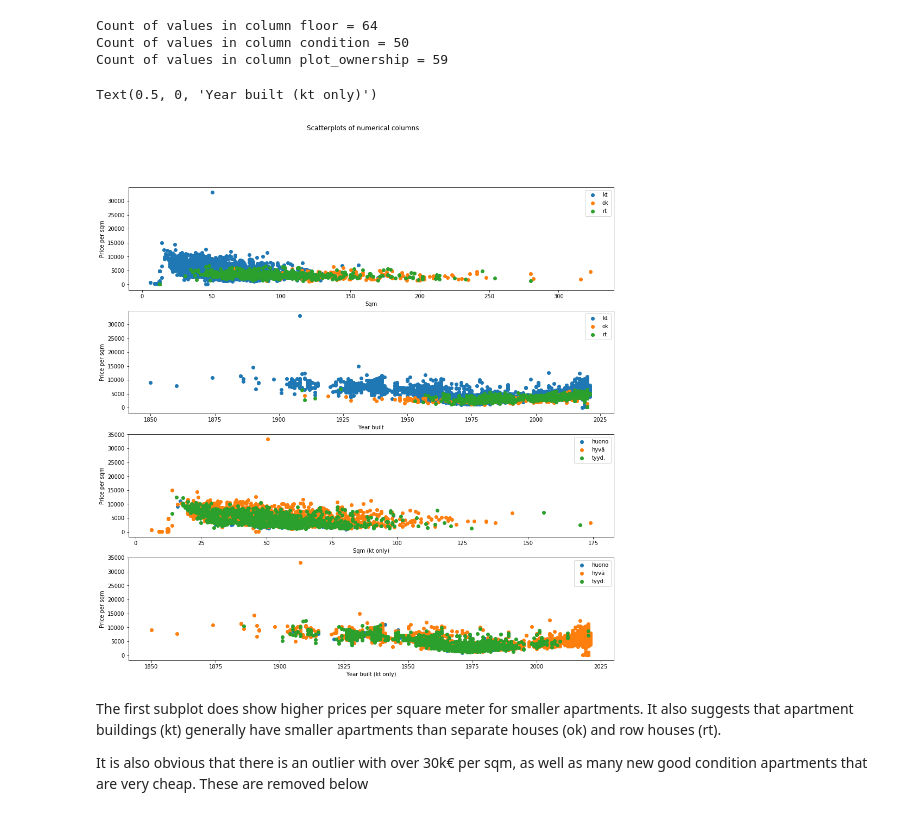
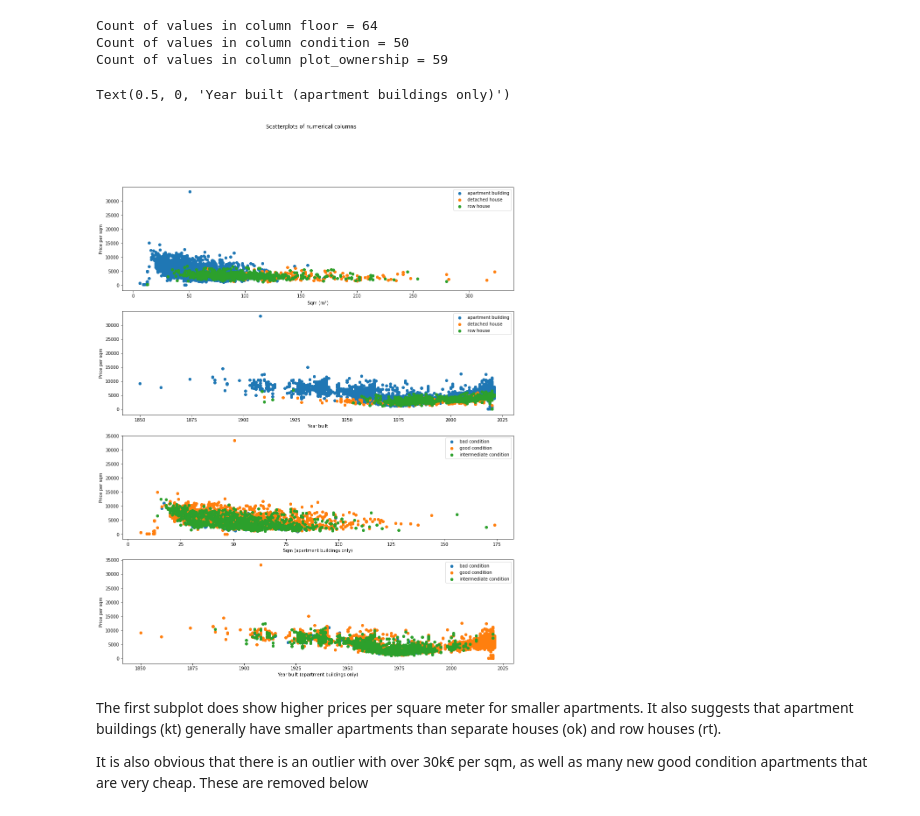
Before and after one commit to modjas/real_estate_prices_project, a Jupyter notebook: real_estate_prices_project.ipynb, the cells around one changed output. Cells and saved outputs as stored; diff of their text form; code cells hidden in the pictures.

Commit message:
Improved visualisation, added Random search for hyperparameter optimisation

```diff
--- a/real_estate_prices_project.ipynb
+++ b/real_estate_prices_project.ipynb
@@ -146,33 +167,33 @@ Count of values in column floor = 64
 Count of values in column condition = 50
 Count of values in column plot_ownership = 59
 # %%
-groups_house_types = df_ml.groupby('house_type') # For plotting different colours per house type
+groups_house_types = df_ml.groupby('house_type') # For plotting different colours depending on house type
 groups_condition_in_kt = df_ml[df_ml['house_type']=='kt'].groupby('condition') # Colours depending on condition
-fig, axs = plt.subplots(4, figsize=(16, 16))
+fig, axs = plt.subplots(4, figsize=(16, 20))
 fig.suptitle('Scatterplots of numerical columns')
 
 for name, group in groups_house_types:
     axs[0].scatter(group['sqm'], group['price_per_sqm'], label=name)
     axs[1].scatter(group['year_built'], group['price_per_sqm'], label=name)
 
 for name, group in groups_condition_in_kt:
     axs[2].scatter(group['sqm'], group['price_per_sqm'], label=name)
     axs[3].scatter(group['year_built'], group['price_per_sqm'], label=name)
 
-axs[0].legend()
-axs[1].legend()
-axs[2].legend()
-axs[3].legend()
+axs[0].legend(['apartment building', 'detached house', 'row house'])
+axs[1].legend(['apartment building', 'detached house', 'row house'], loc=1)
+axs[2].legend(['bad condition', 'good condition', 'intermediate condition'])
+axs[3].legend(['bad condition', 'good condition', 'intermediate condition'], loc=1)
 
 for ax in axs:
     ax.set_ylabel('Price per sqm')
-axs[0].set_xlabel('Sqm')
+axs[0].set_xlabel('Sqm (m$^2$)')
 axs[1].set_xlabel('Year built')
-axs[2].set_xlabel('Sqm (kt only)')
-axs[3].set_xlabel('Year built (kt only)')
+axs[2].set_xlabel('Sqm (apartment buildings only)')
+axs[3].set_xlabel('Year built (apartment buildings only)')
 # %% [output]
-Text(0.5, 0, 'Year built (kt only)')
+Text(0.5, 0, 'Year built (apartment buildings only)')
-[figure, old version]
+[figure, new version]
 # %% [markdown]
 The first subplot does show higher prices per square meter for smaller apartments. It also suggests that apartment buildings (kt) generally have smaller apartments than separate houses (ok) and row houses (rt).
 
```
Also changed, not shown: parts of 34 cells of this notebook.
